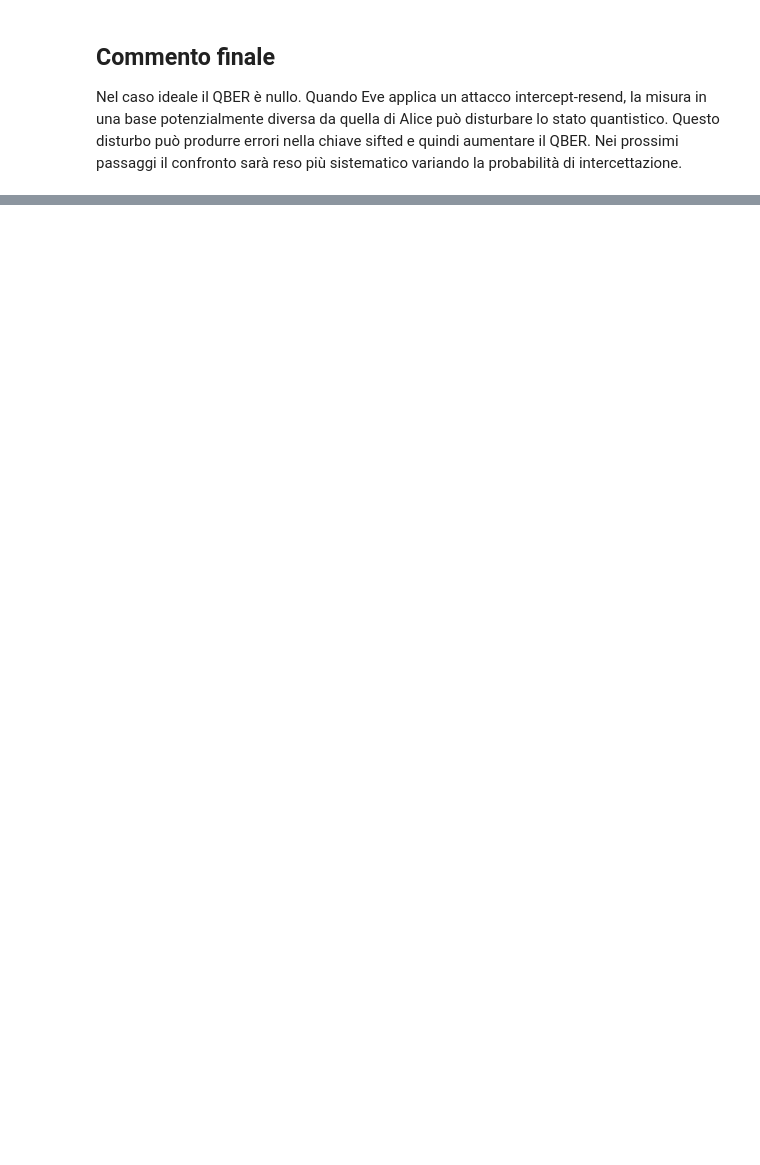
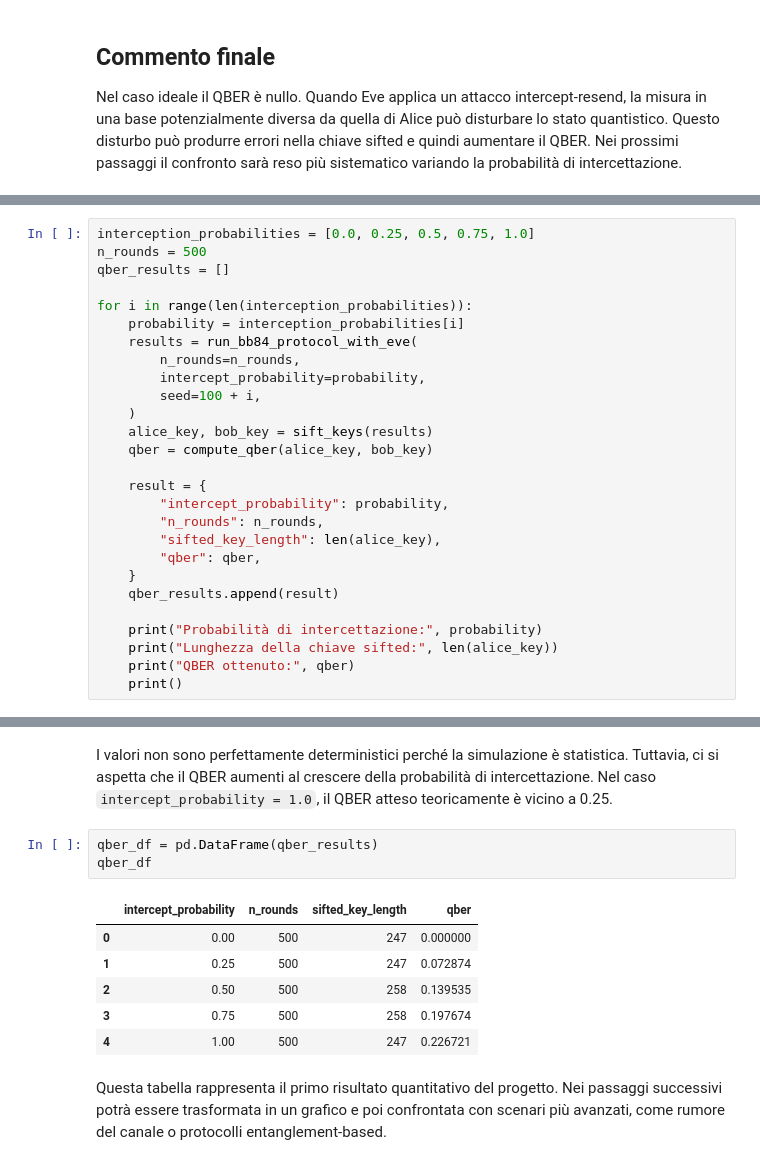
Before and after one commit to danielezpp/qkd-cybersecurity-project, a Jupyter notebook: notebooks/02_bb84_intercept_resend_qber.ipynb, the cells around one changed output, grey strips where cells are left out. Drawn from its saved outputs; the diff is of its cells as text; blank space fills up the shorter version.

```diff
--- a/notebooks/02_bb84_intercept_resend_qber.ipynb
+++ b/notebooks/02_bb84_intercept_resend_qber.ipynb
@@ -173,0 +217,27 @@ Nel caso ideale il QBER è nullo. Quando Eve applica un attacco intercept-resend
+# %%
+interception_probabilities = [0.0, 0.25, 0.5, 0.75, 1.0]
+n_rounds = 500
+qber_results = []
+
+for i in range(len(interception_probabilities)):
+    probability = interception_probabilities[i]
+    results = run_bb84_protocol_with_eve(
+        n_rounds=n_rounds,
+        intercept_probability=probability,
+        seed=100 + i,
+    )
+    alice_key, bob_key = sift_keys(results)
+    qber = compute_qber(alice_key, bob_key)
+
+    result = {
+        "intercept_probability": probability,
+        "n_rounds": n_rounds,
+        "sifted_key_length": len(alice_key),
+        "qber": qber,
+    }
+    qber_results.append(result)
+
+    print("Probabilità di intercettazione:", probability)
+    print("Lunghezza della chiave sifted:", len(alice_key))
+    print("QBER ottenuto:", qber)
+    print()
@@ -173,0 +264,14 @@ Nel caso ideale il QBER è nullo. Quando Eve applica un attacco intercept-resend
+# %% [markdown]
+I valori non sono perfettamente deterministici perché la simulazione è statistica. Tuttavia, ci si aspetta che il QBER aumenti al crescere della probabilità di intercettazione. Nel caso `intercept_probability = 1.0`, il QBER atteso teoricamente è vicino a 0.25.
+# %%
+qber_df = pd.DataFrame(qber_results)
+qber_df
+# %% [output]
+|  | intercept_probability | n_rounds | sifted_key_length | qber |
+| 0 | 0.00 | 500 | 247 | 0.000000 |
+| 1 | 0.25 | 500 | 247 | 0.072874 |
+| 2 | 0.50 | 500 | 258 | 0.139535 |
+| 3 | 0.75 | 500 | 258 | 0.197674 |
+| 4 | 1.00 | 500 | 247 | 0.226721 |
+# %% [markdown]
+Questa tabella rappresenta il primo risultato quantitativo del progetto. Nei passaggi successivi potrà essere trasformata in un grafico e poi confrontata con scenari più avanzati, come rumore del canale o protocolli entanglement-based.
```
Also changed, not shown: parts of 20 cells of this notebook, 2 other files.
